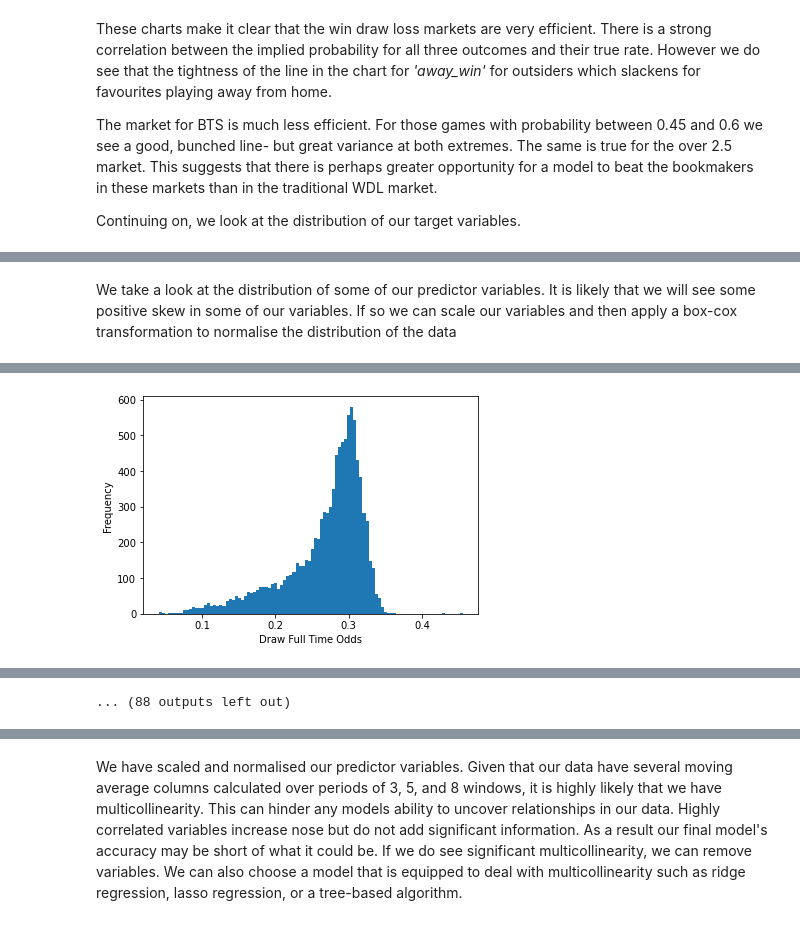
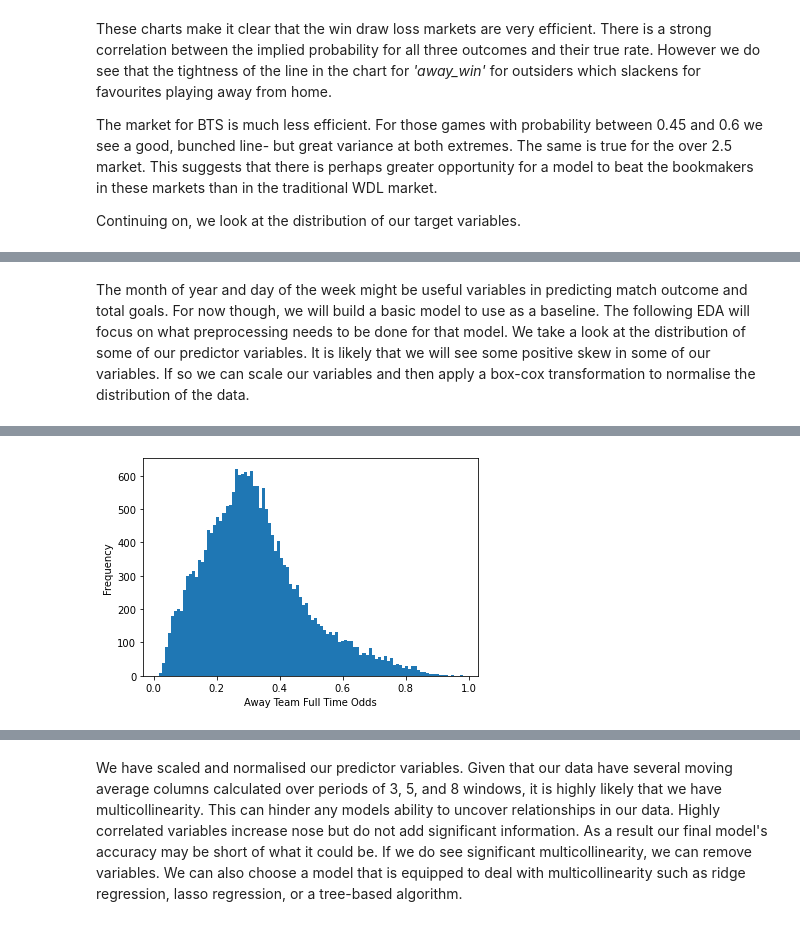
Before and after one commit to klynch999/SOCCER_STATS, a Jupyter notebook: soccer-predictions-xgboost-model.ipynb, the cells around one changed output, grey strips where cells are left out. Drawn from its saved outputs; the diff is of its cells as text; code cells hidden in the pictures.

Commit message:
Add files via upload
Baseline model for XGBoost classification of soccer match outcomes as well as some EDA

```diff
--- a/soccer-predictions-xgboost-model.ipynb
+++ b/soccer-predictions-xgboost-model.ipynb
@@ -34,5 +49,8 @@ list(df.columns)
 # %%
-for column in df.columns:
-    nan_count = df[column].isna().sum()
-    print(f"{column}: {nan_count} NaN values")
+threshold = 10000
+
+for col in df.columns:
+    num_nans = df[col].isna().sum()
+    if num_nans > threshold:
+        print(f"{col}: {num_nans} NaN values")
 # %% [output]
@@ -64,9 +77,6 @@ df = df.drop(['Unnamed: 0',
                'Home Win',
                'Away Win',
                'level_0',
-               'Country',
-               'League',
-               'Kickoff',
                'index',
                'Home',
                'Away',
@@ -122,7 +132,13 @@ df = df.drop(['Unnamed: 0',
                'home_goal_times',
                'away_goal_times',
                'home_fg',
-               'away_fg'],
+               'away_fg',
+               'PPG Home Last 3',
+               'PPG Home Last 5',
+               'PPG Home Last 8',
+               'PPG Away Last 3',
+               'PPG Away Last 5',
+               'PPG Away Last 8',],
               axis=1)
 
 df = df.dropna(axis=0)
@@ -281,13 +728,12 @@ df
 # %% [markdown]
-We take a look at the distribution of some of our predictor variables. It is likely that we will see some positive skew
-in some of our variables. If so we can scale our variables and then apply a box-cox transformation to normalise the distribution of the data
+The month of year and day of the week might be useful variables in predicting match outcome and total goals. For now though, we will build a basic model to use as a baseline. The following EDA will focus on what preprocessing needs to be done for that model. We take a look at the distribution of some of our predictor variables. It is likely that we will see some positive skew in some of our variables. If so we can scale our variables and then apply a box-cox transformation to normalise the distribution of the data.
 # %%
 discrete_vars_strings = ["Game Win", "Game Loss", "Game Score", "Game Concede",
                          "home_win", "draw", "away_win", "fhg", "bts", "BTS", "Draw", "Away Win", "Home Win"
                          'o25', 'home_goal', 'away_goal', "Over 1.5", "Over 2.5", "Total Goals", "Bucket"]
 
 for col in df.columns[:50]:
-    if any(var_string in column for var_string in discrete_vars_strings):
+    if any(var_string in col for var_string in discrete_vars_strings):
         continue
     else:
         x = df[col]
@@ -316 +762 @@ for col in df.columns[:50]:
-[figure, old version]
+[figure, new version]
@@ -318 +763,0 @@ for col in df.columns[:50]:
-... (88 outputs left out)
```
Also changed, not shown: parts of 58 cells of this notebook.
